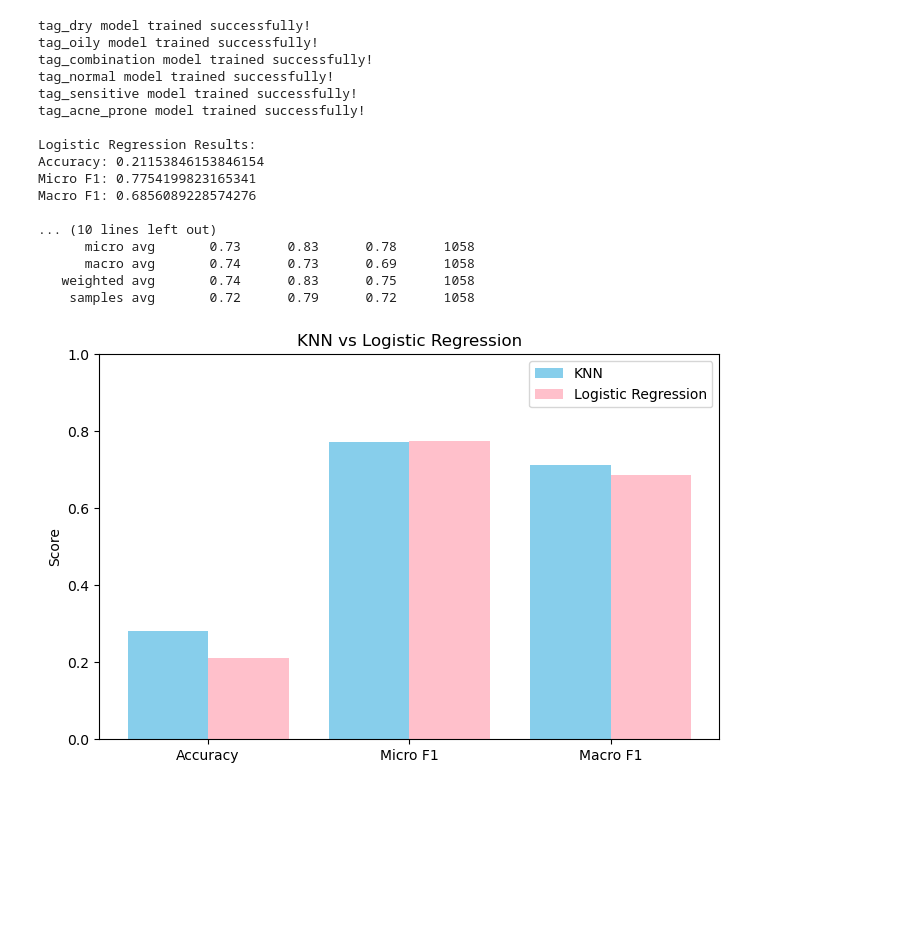
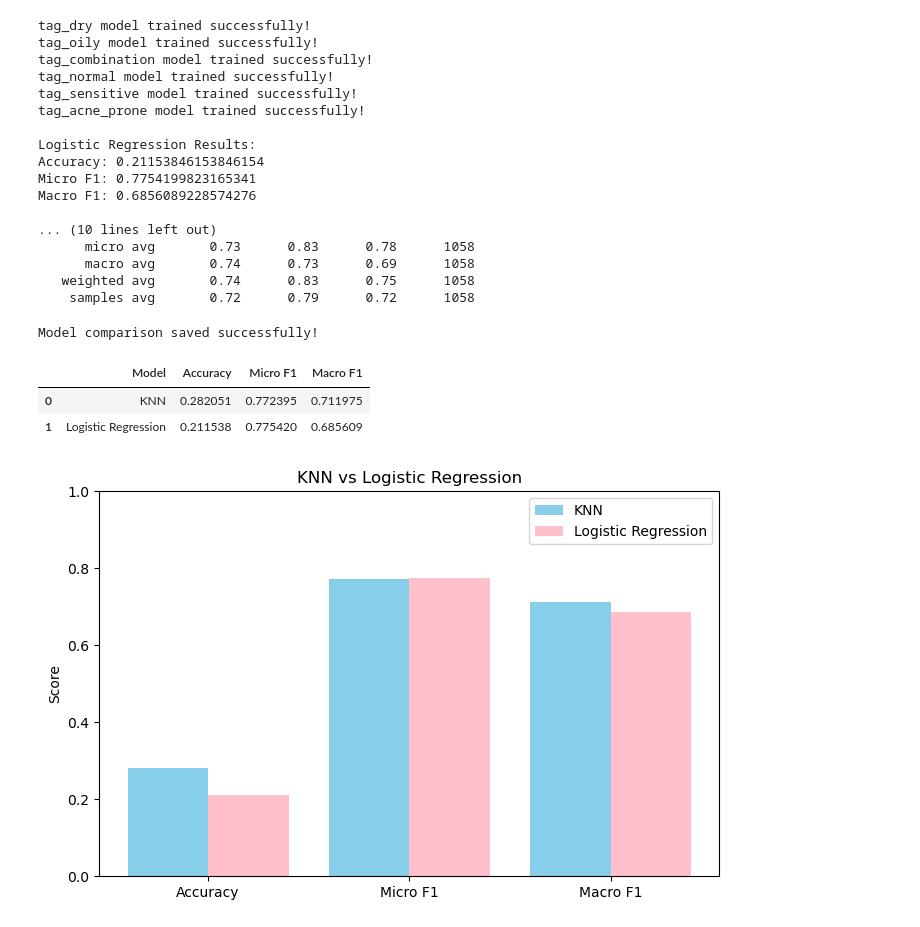
Before and after one commit to l253505/SkinMatch-Skin-Type-Based-Skincare-Recommender, a Jupyter notebook: 03_knn_classification.ipynb, the cells around one changed output. Cells and saved outputs as stored; diff of their text form; code cells hidden in the pictures; blank space fills up the shorter version.

Commit message:
Save KNN and Logistic Regression evaluation results

```diff
--- a/03_knn_classification.ipynb
+++ b/03_knn_classification.ipynb
@@ -344,6 +344,37 @@ Macro F1: 0.6856089228574276
       macro avg       0.74      0.73      0.69      1058
    weighted avg       0.74      0.83      0.75      1058
     samples avg       0.72      0.79      0.72      1058
+# %%
+# Save KNN and Logistic Regression comparison results
+import pandas as pd
+comparison = pd.DataFrame({
+    "Model": ["KNN", "Logistic Regression"],
+
+    "Accuracy": [
+        accuracy_final,
+        accuracy_score(y_test, lr_predictions)
+    ],
+
+    "Micro F1": [
+        micro_f1_final,
+        f1_score(y_test, lr_predictions, average="micro")
+    ],
+
+    "Macro F1": [
+        macro_f1_final,
+        f1_score(y_test, lr_predictions, average="macro")
+    ]
+})
+
+comparison.to_csv("model_comparison.csv", index=False)
+
+print("Model comparison saved successfully!")
+display(comparison)
+# %% [output]
+Model comparison saved successfully!
+|  | Model | Accuracy | Micro F1 | Macro F1 |
+| 0 | KNN | 0.282051 | 0.772395 | 0.711975 |
+| 1 | Logistic Regression | 0.211538 | 0.775420 | 0.685609 |
 # %%
 import matplotlib.pyplot as plt
 
```
Also changed, not shown: 1 other file.
